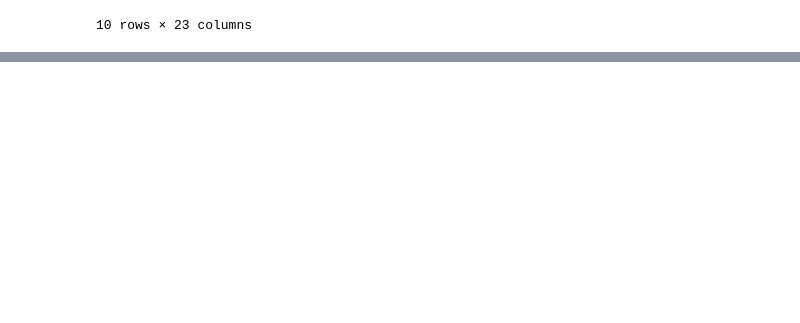
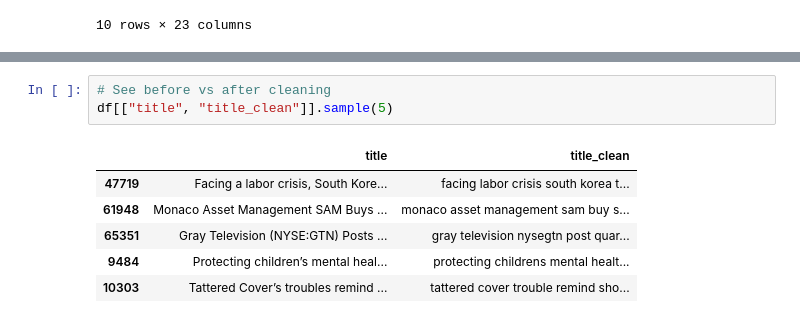
Before and after one commit to Harshita-Puthran/factverse, a Jupyter notebook: factverse_detection_model.ipynb, the cells around one changed output, grey strips where cells are left out. Drawn from its saved outputs; the diff is of its cells as text; blank space fills up the shorter version.

```diff
--- a/factverse_detection_model.ipynb
+++ b/factverse_detection_model.ipynb
@@ -438,0 +458,10 @@ df.head(10)
+# %%
+# See before vs after cleaning
+df[["title", "title_clean"]].sample(5)
+# %% [output]
+|  | title | title_clean |
+| 47719 | Facing a labor crisis, South Kore... | facing labor crisis south korea t... |
+| 61948 | Monaco Asset Management SAM Buys ... | monaco asset management sam buy s... |
+| 65351 | Gray Television (NYSE:GTN) Posts ... | gray television nysegtn post quar... |
+| 9484 | Protecting children’s mental heal... | protecting childrens mental healt... |
+| 10303 | Tattered Cover’s troubles remind ... | tattered cover trouble remind sho... |
```
Also changed, not shown: parts of 12 cells of this notebook.
